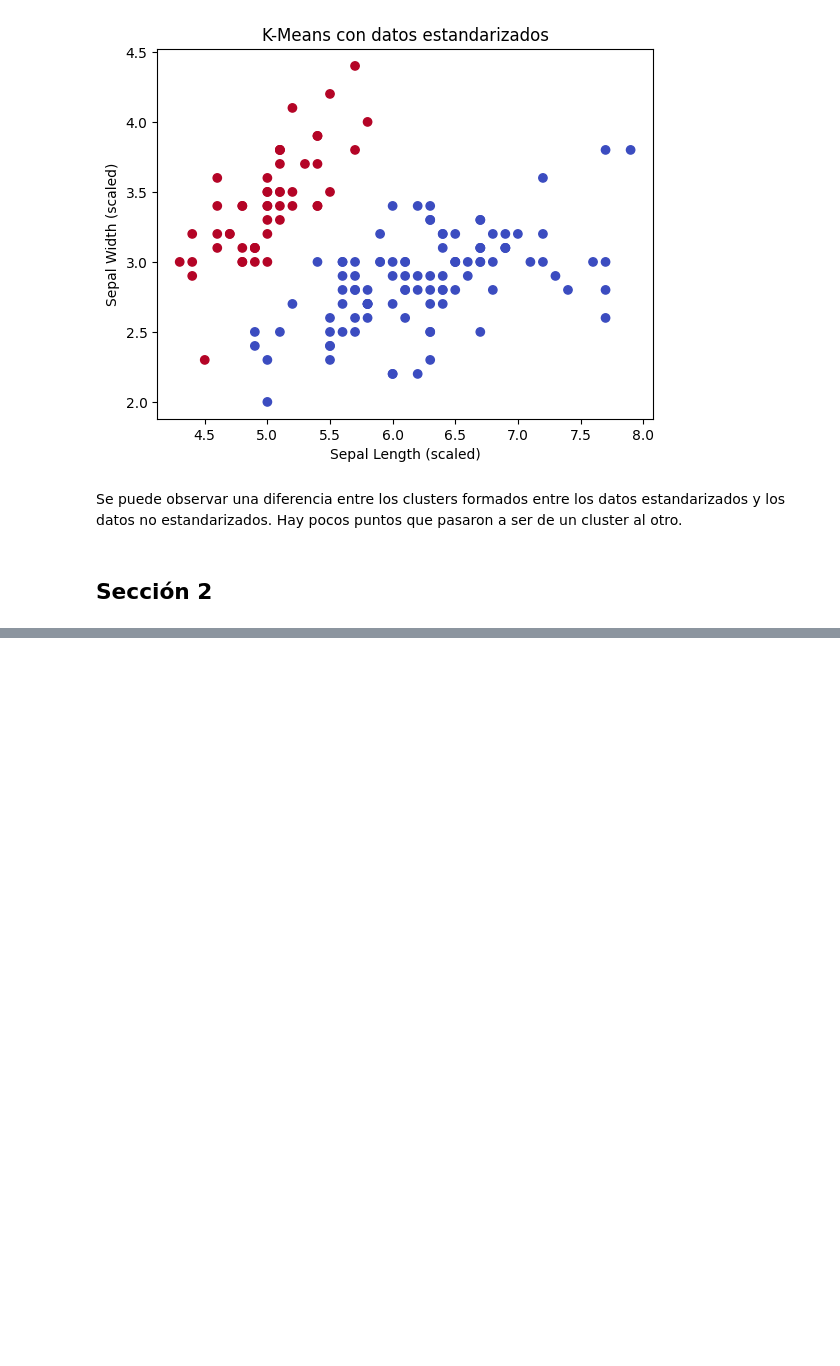
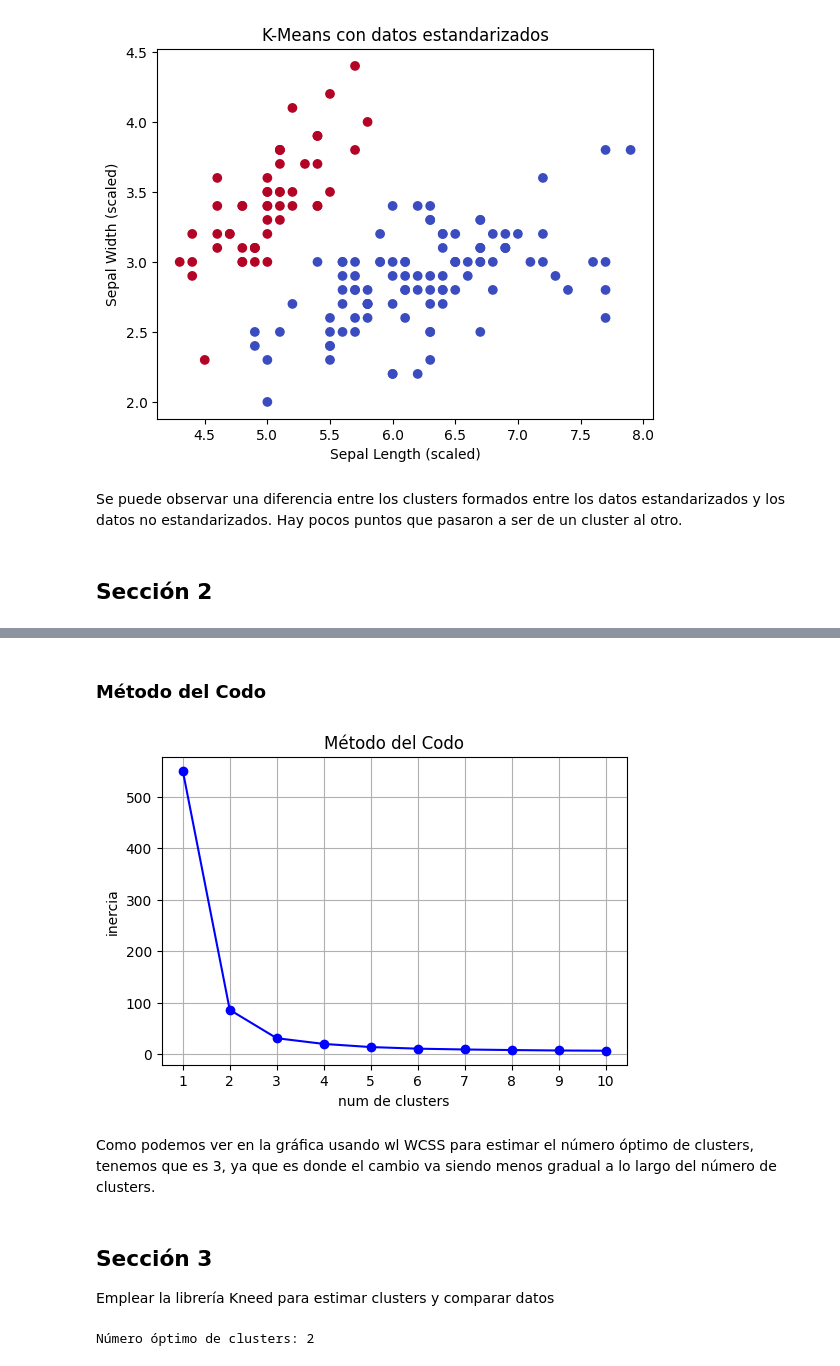
Before and after one commit to tsc221645/CC3074_HT2, a Jupyter notebook: analisis_ht2.ipynb, the cells around one changed output, grey strips where cells are left out. Saved outputs shown, nothing was run; the diff lists cells and outputs as text; code cells hidden in the pictures; blank space fills up the shorter version.

```diff
--- a/analisis_ht2.ipynb
+++ b/analisis_ht2.ipynb
@@ -64,0 +123,27 @@ Se puede observar una diferencia entre los clusters formados entre los datos est
+# %% [markdown]
+### Método del Codo
+# %%
+inertia = []
+K = range(1,11) # elegir un rango de clusters
+
+X = data[['petal_length', 'petal_width']]
+for k in K:
+    kmeans_petal = KMeans(n_clusters=k, random_state=50)
+    kmeans_petal.fit(X)
+    inertia.append(kmeans_petal.inertia_) # agregar la inercia de cada cluster
+
+plt.figure(figsize=(6,4))
+plt.plot(K, inertia, marker='o', linestyle='-', color='b')
+plt.xlabel('num de clusters')
+plt.ylabel('inercia')
+plt.title('Método del Codo')
+plt.xticks(K)
+plt.grid()
+plt.show()
+# %% [output]
+[figure, added]
+# %% [markdown]
+Como podemos ver en la gráfica usando wl WCSS para estimar el número óptimo de clusters, tenemos que es 3, ya que es donde el cambio va siendo menos gradual a lo largo del número de clusters.
+# %% [markdown]
+## Sección 3
+Emplear la librería Kneed para estimar clusters y comparar datos
@@ -64,0 +152,20 @@ Se puede observar una diferencia entre los clusters formados entre los datos est
+# %%
+from kneed import KneeLocator
+inertia = []
+K = range(1,11) # elegir un rango de clusters
+
+X = data[['petal_length', 'petal_width']]
+for k in K:
+    kmeans = KMeans(n_clusters=k, random_state=50)
+    kmeans.fit(X)
+    inertia.append(kmeans.inertia_) # agregar la inercia de cada cluster
+
+
+
+
+knee_locator = KneeLocator(K, inertia, curve='convex', direction='decreasing') # instanciamos el Knee Locator
+optimal_k = knee_locator.elbow
+
+print(f"Número óptimo de clusters: {optimal_k}")
+# %% [output]
+Número óptimo de clusters: 2
```
Also changed, not shown: parts of 12 cells of this notebook.
